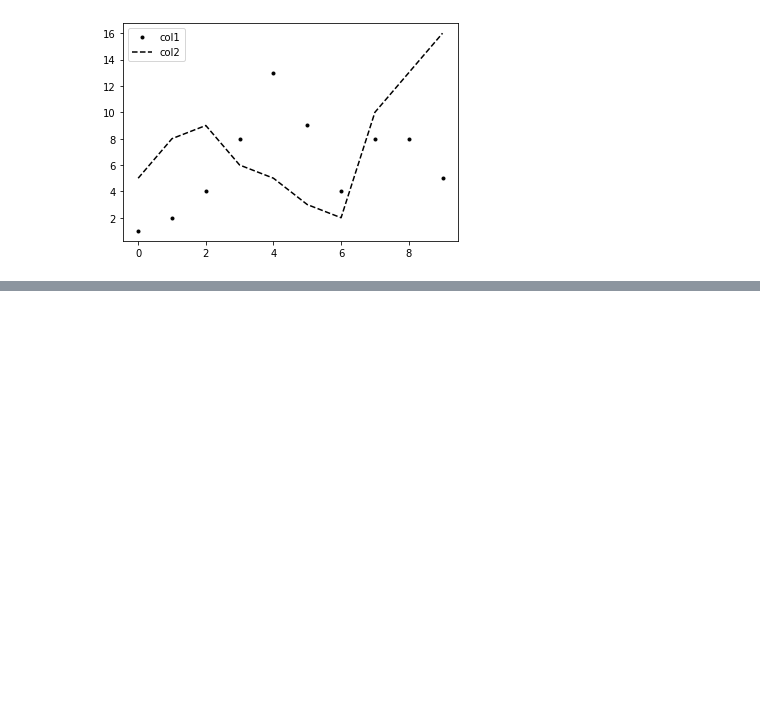
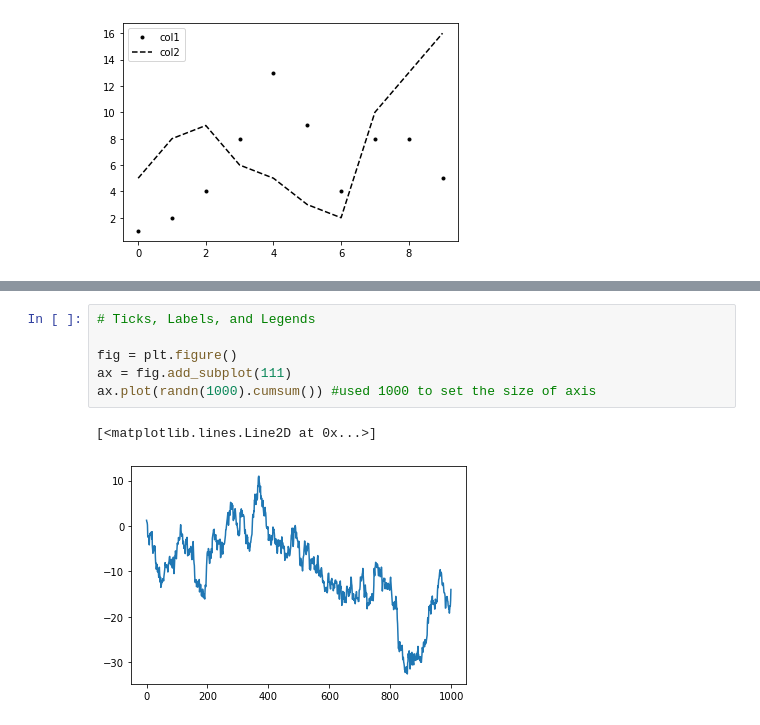
Before and after one commit to AndrewPodhorecki/CIS310, a Jupyter notebook: wk15/python-data-visualization.ipynb, the cells around one changed output, grey strips where cells are left out. Saved outputs shown, nothing was run; the diff lists cells and outputs as text; blank space fills up the shorter version.

```diff
--- a/wk15/python-data-visualization.ipynb
+++ b/wk15/python-data-visualization.ipynb
@@ -330,0 +344,9 @@ ax.legend(loc='best')
+# %%
+# Ticks, Labels, and Legends
+
+fig = plt.figure()
+ax = fig.add_subplot(111)
+ax.plot(randn(1000).cumsum()) #used 1000 to set the size of axis
+# %% [output]
+[<matplotlib.lines.Line2D at 0x...>]
+[figure, added]
```
Also changed, not shown: parts of 27 cells of this notebook, 4 other files.
